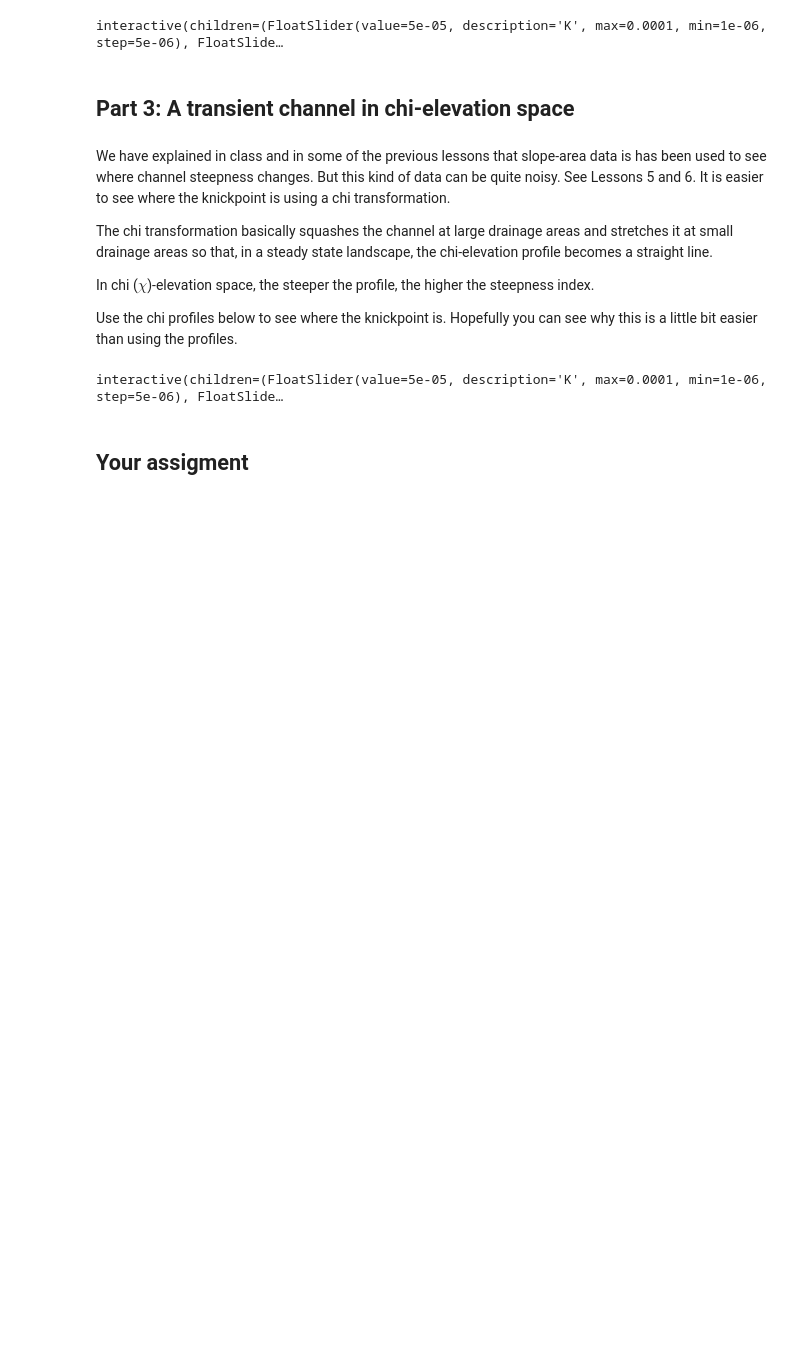
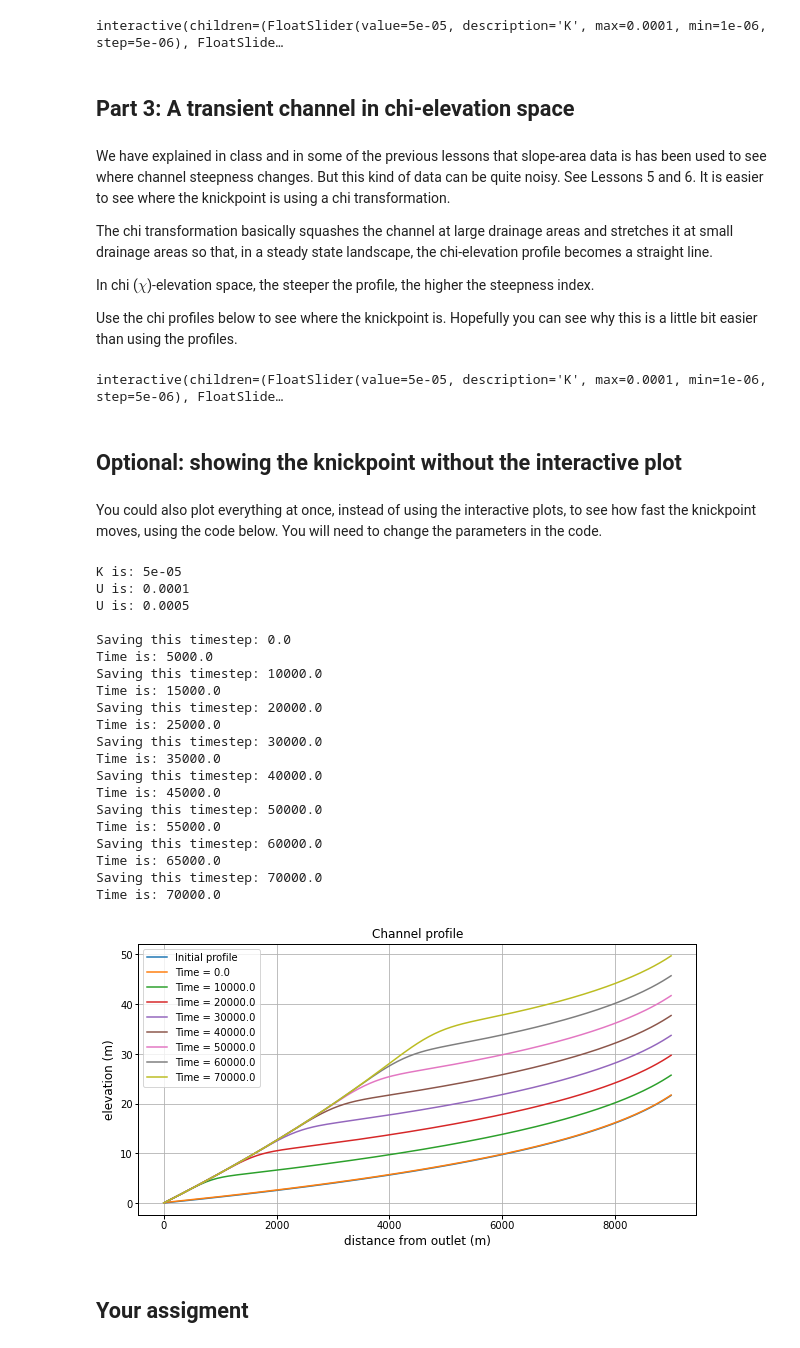
Before and after one commit to simon-m-mudd/smm_teaching_notebooks, a Jupyter notebook: Channel_incision/Exercise_01_transient_channels.ipynb, the cells around one changed output. Cells and saved outputs as stored; diff of their text form; code cells hidden in the pictures; blank space fills up the shorter version.

```diff
--- a/Channel_incision/Exercise_01_transient_channels.ipynb
+++ b/Channel_incision/Exercise_01_transient_channels.ipynb
@@ -153,6 +180,63 @@ output.layout.height = '500px'
 interactive_plot
 # %% [output]
 interactive(children=(FloatSlider(value=5e-05, description='K', max=0.0001, min=1e-06, step=5e-06), FloatSlide…
+# %% [markdown]
+## Optional: showing the knickpoint without the interactive plot
+# %% [markdown]
+You could also plot everything at once, instead of using the interactive plots, to see how fast the knickpoint moves, using the code below. You will need to change the parameters in the code.
+# %%
+##
+## IF YOU WANT TO CHANGE THE PLOT
+## Change these parameters
+##
+basin_length = 10000
+initial_U = 0.0001
+new_U = 0.0005
+this_K = 0.00005
+print_every_this_many_years = 10000
+last_year_your_print_a_profile = 70000
+do_you_want_to_plot_in_chi_space = False       # True or False
+
+# create a channel
+chan = ct.channeltoy(spacing=50, U = initial_U, K = 0.00005, n=1, m= 0.45,maximum_x = basin_length-999, X_0 = basin_length)
+initial_elevation = chan.solve_steady_state_elevation()
+
+# change the uplift rate
+chan.set_U_values(U = new_U)
+
+# Run the transient simulation. You can use the start and end time to
+times, elevations = chan.transient_simulation(base_level = 0, dt = 200,
+                                              start_time = 0, end_time = last_year_your_print_a_profile+1,
+                                              print_interval = print_every_this_many_years)
+
+# Make a plot of the elevations
+# If you set use_chi=True then you get the chi profiles.
+chan.plot_transient_channel(times = times,
+                            elevations = elevations,
+                            initial_elevation = initial_elevation,
+                            show_figure=True,print_to_file=False,use_chi = do_you_want_to_plot_in_chi_space)
+# %% [output]
+K is: 5e-05
+U is: 0.0001
+U is: 0.0005
+
+Saving this timestep: 0.0
+Time is: 5000.0
+Saving this timestep: 10000.0
+Time is: 15000.0
+Saving this timestep: 20000.0
+Time is: 25000.0
+Saving this timestep: 30000.0
+Time is: 35000.0
+Saving this timestep: 40000.0
+Time is: 45000.0
+Saving this timestep: 50000.0
+Time is: 55000.0
+Saving this timestep: 60000.0
+Time is: 65000.0
+Saving this timestep: 70000.0
+Time is: 70000.0
+[figure, added]
 # %% [markdown]
 ## Your assigment
 # %% [markdown]
```
Also changed, not shown: parts of 8 cells of this notebook.
